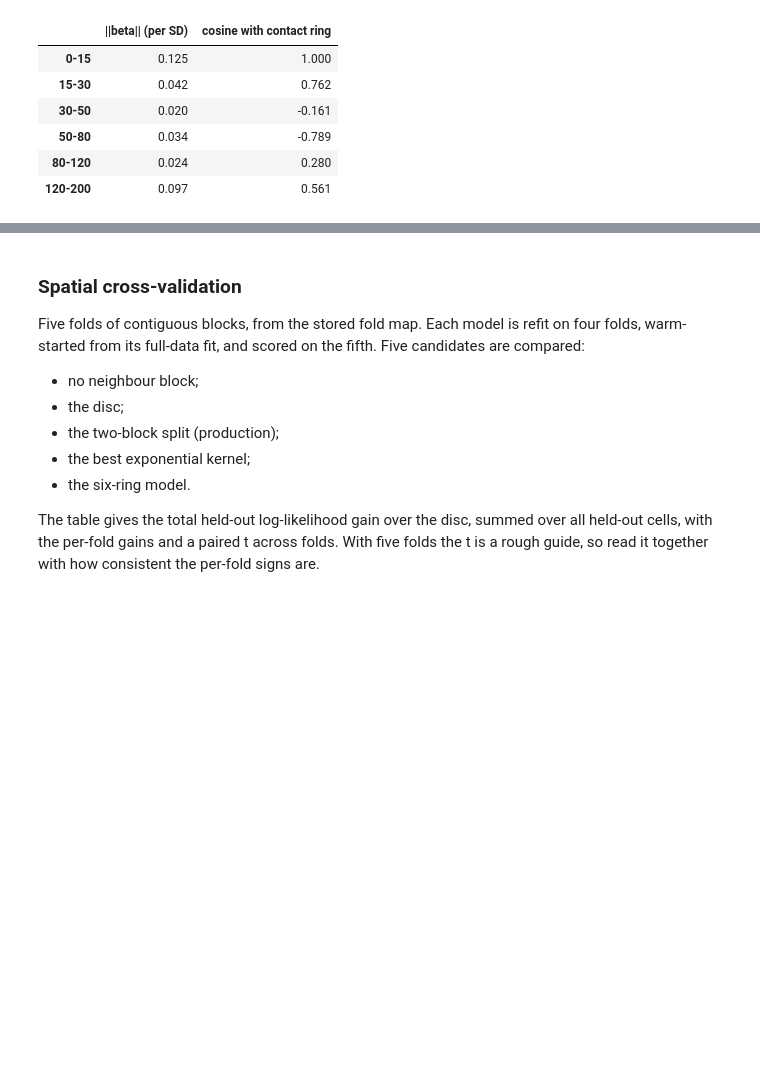
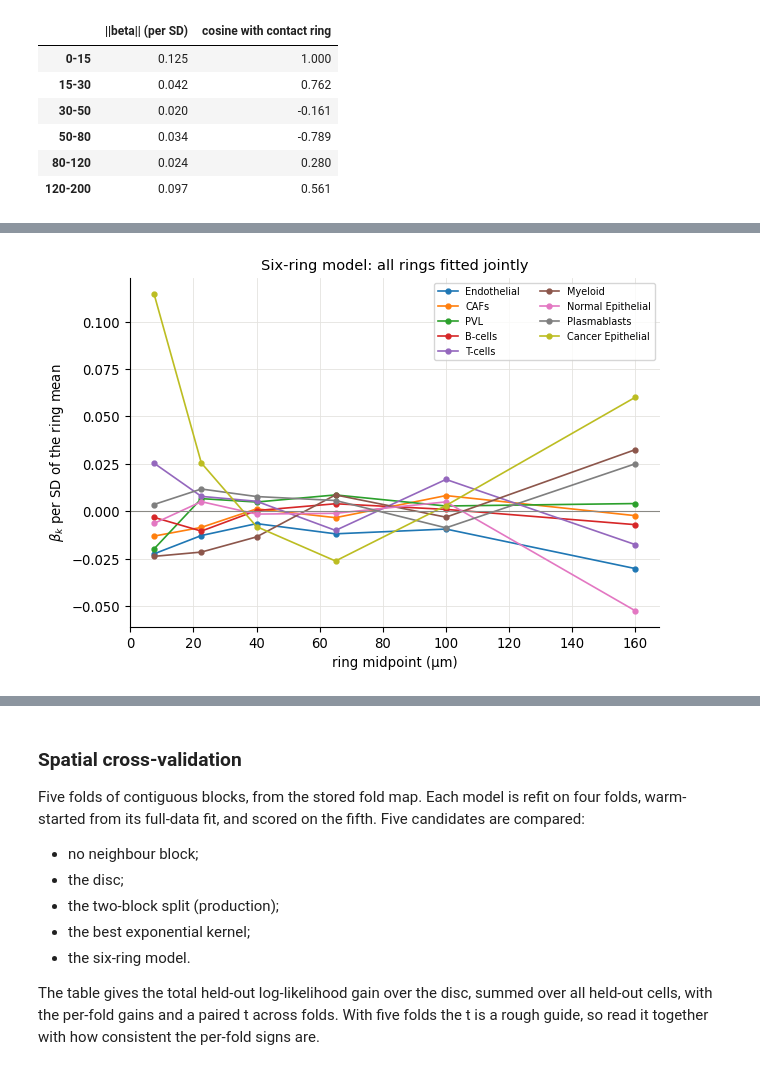
Before and after one commit to lachy01/Spatio-Temporal-Tissue-Dynamics, a Jupyter notebook: notebooks/nb_baseline.ipynb, the cells around one changed output, grey strips where cells are left out. Cells and saved outputs as stored; diff of their text form; code cells hidden in the pictures; blank space fills up the shorter version.

```diff
--- a/notebooks/nb_baseline.ipynb
+++ b/notebooks/nb_baseline.ipynb
@@ -1532,0 +1552,10 @@ fig.tight_layout(); savefig(fig, "neighbourhood_models")
+# %%
+# (3) Six-ring model: all rings fitted jointly
+fig, ax = plt.subplots(figsize=(6.4, 4.4))
+for t in TYPES:
+    ax.plot(mid, prof.loc[t], "o-", ms=3.5, lw=1.2, label=t)
+ax.axhline(0, color=MUTED, lw=0.8); ax.set_xlabel("ring midpoint (µm)"); ax.set_ylabel(r"$\beta_k$ per SD of the ring mean")
+ax.set_title("Six-ring model: all rings fitted jointly"); ax.legend(fontsize=7, ncol=2)
+fig.tight_layout(); savefig(fig, "neighbourhood_six_rings")
+# %% [output]
+[figure, added]
```
Also changed, not shown: parts of 4 cells of this notebook, 5 other files.
